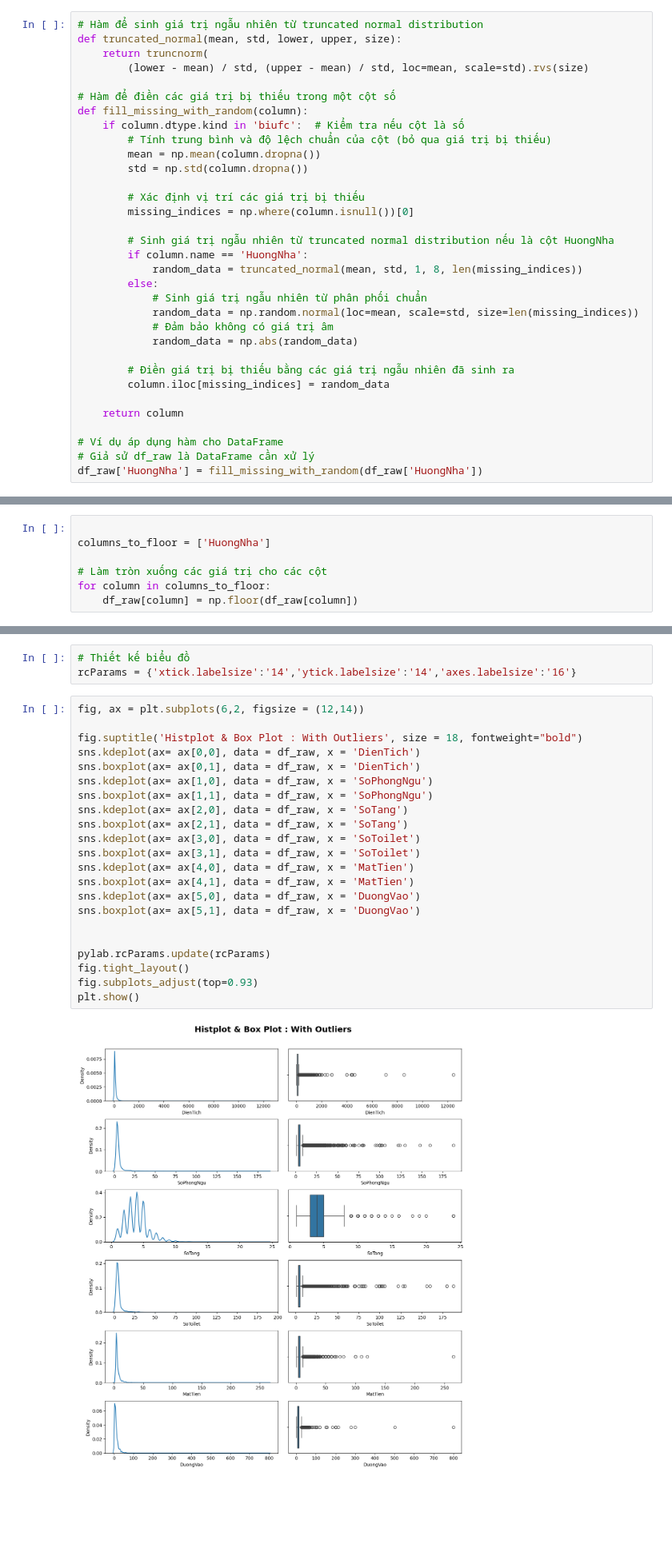
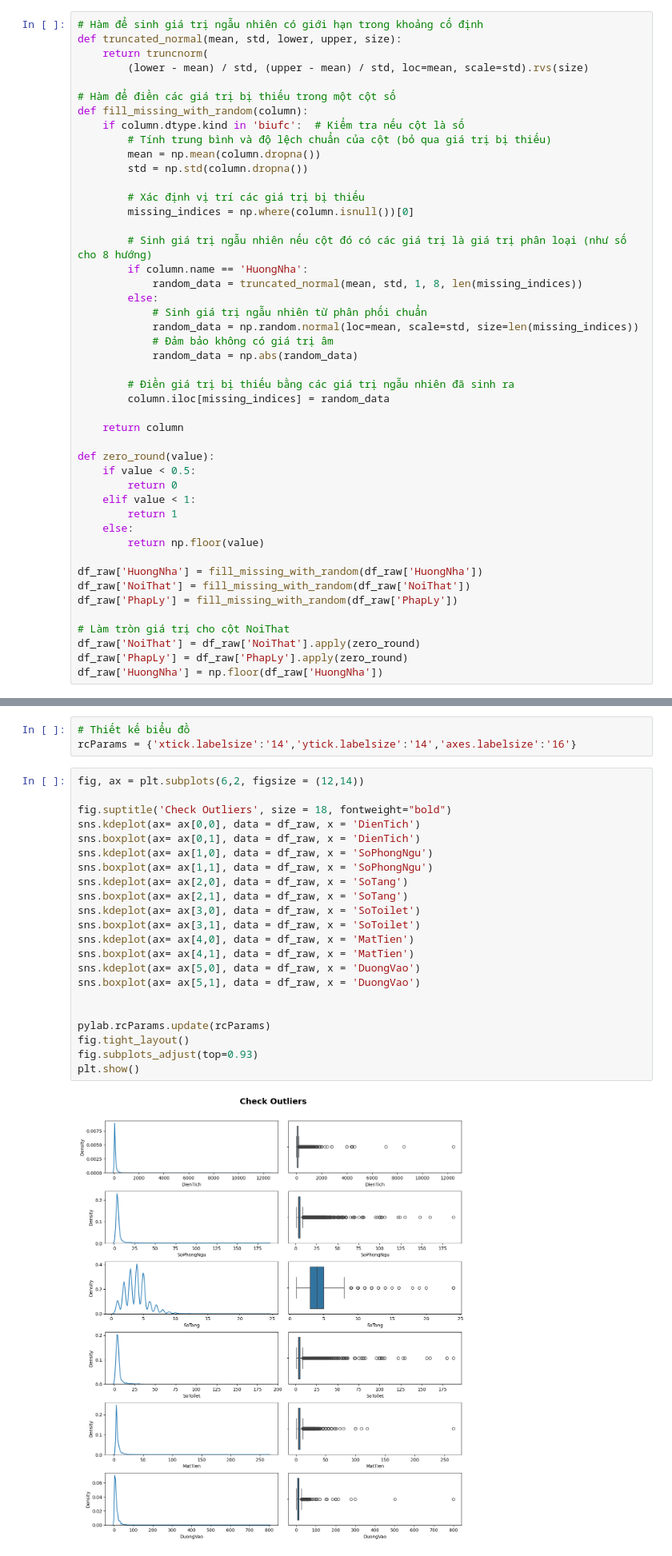
Before and after one commit to ngodongnguyen/SIC_BigData_Real-Estate-Price-Prediction, a Jupyter notebook: notebooks/Predit_House.ipynb, the cells around one changed output, grey strips where cells are left out. Shown: that part at 80% size. Saved outputs shown, nothing was run; the diff lists cells and outputs as text; blank space fills up the shorter version.

```diff
--- a/notebooks/Predit_House.ipynb
+++ b/notebooks/Predit_House.ipynb
@@ -55,7 +55,7 @@ memory usage: 3.1+ MB
 # %%
 df_raw = df_raw.drop(columns=['Lat','Long'])
 # %%
-# Hàm để sinh giá trị ngẫu nhiên từ truncated normal distribution
+# Hàm để sinh giá trị ngẫu nhiên có giới hạn trong khoảng cố định
 def truncated_normal(mean, std, lower, upper, size):
     return truncnorm(
         (lower - mean) / std, (upper - mean) / std, loc=mean, scale=std).rvs(size)
@@ -70,7 +70,7 @@ def fill_missing_with_random(column):
         # Xác định vị trí các giá trị bị thiếu
         missing_indices = np.where(column.isnull())[0]
 
-        # Sinh giá trị ngẫu nhiên từ truncated normal distribution nếu là cột HuongNha
+        # Sinh giá trị ngẫu nhiên nếu cột đó có các giá trị là giá trị phân loại (như số cho 8 hướng)
         if column.name == 'HuongNha':
             random_data = truncated_normal(mean, std, 1, 8, len(missing_indices))
         else:
@@ -84,9 +84,22 @@ def fill_missing_with_random(column):
 
     return column
 
-# Ví dụ áp dụng hàm cho DataFrame
-# Giả sử df_raw là DataFrame cần xử lý
+def zero_round(value):
+    if value < 0.5:
+        return 0
+    elif value < 1:
+        return 1
+    else:
+        return np.floor(value)
+
 df_raw['HuongNha'] = fill_missing_with_random(df_raw['HuongNha'])
+df_raw['NoiThat'] = fill_missing_with_random(df_raw['NoiThat'])
+df_raw['PhapLy'] = fill_missing_with_random(df_raw['PhapLy'])
+
+# Làm tròn giá trị cho cột NoiThat
+df_raw['NoiThat'] = df_raw['NoiThat'].apply(zero_round)
+df_raw['PhapLy'] = df_raw['PhapLy'].apply(zero_round)
+df_raw['HuongNha'] = np.floor(df_raw['HuongNha'])
 # %% [output]
 A value is trying to be set on a copy of a slice from a DataFrame
 
@@ -107,10 +116,3 @@ df_raw.describe()
-# %%
-
-columns_to_floor = ['HuongNha']
-
-# Làm tròn xuống các giá trị cho các cột
-for column in columns_to_floor:
-    df_raw[column] = np.floor(df_raw[column])
 # %%
 df_raw.describe()
 # %% [output]
@@ -155,27 +157,27 @@ rcParams = {'xtick.labelsize':'14','ytick.labelsize':'14','axes.labelsize':'16'}
 # %%
 fig, ax = plt.subplots(6,2, figsize = (12,14))
 
-fig.suptitle('Histplot & Box Plot : With Outliers', size = 18, fontweight="bold")
+fig.suptitle('Check Outliers', size = 18, fontweight="bold")
 sns.kdeplot(ax= ax[0,0], data = df_raw, x = 'DienTich')
 sns.boxplot(ax= ax[0,1], data = df_raw, x = 'DienTich')
 sns.kdeplot(ax= ax[1,0], data = df_raw, x = 'SoPhongNgu')
 sns.boxplot(ax= ax[1,1], data = df_raw, x = 'SoPhongNgu')
 sns.kdeplot(ax= ax[2,0], data = df_raw, x = 'SoTang')
 sns.boxplot(ax= ax[2,1], data = df_raw, x = 'SoTang')
 sns.kdeplot(ax= ax[3,0], data = df_raw, x = 'SoToilet')
 sns.boxplot(ax= ax[3,1], data = df_raw, x = 'SoToilet')
 sns.kdeplot(ax= ax[4,0], data = df_raw, x = 'MatTien')
 sns.boxplot(ax= ax[4,1], data = df_raw, x = 'MatTien')
 sns.kdeplot(ax= ax[5,0], data = df_raw, x = 'DuongVao')
 sns.boxplot(ax= ax[5,1], data = df_raw, x = 'DuongVao')
 
 
 pylab.rcParams.update(rcParams)
 fig.tight_layout()
 fig.subplots_adjust(top=0.93)
 plt.show()
 # %% [output]
-[figure, old version]
+[figure, new version]
 # %% [markdown]
 Diện Tích: tập trung nhiều trong khoảng dưới 1000 m2
 Số Phòng Ngủ: khoảng dưới 13 phòng
```
Also changed, not shown: parts of 19 cells of this notebook.
